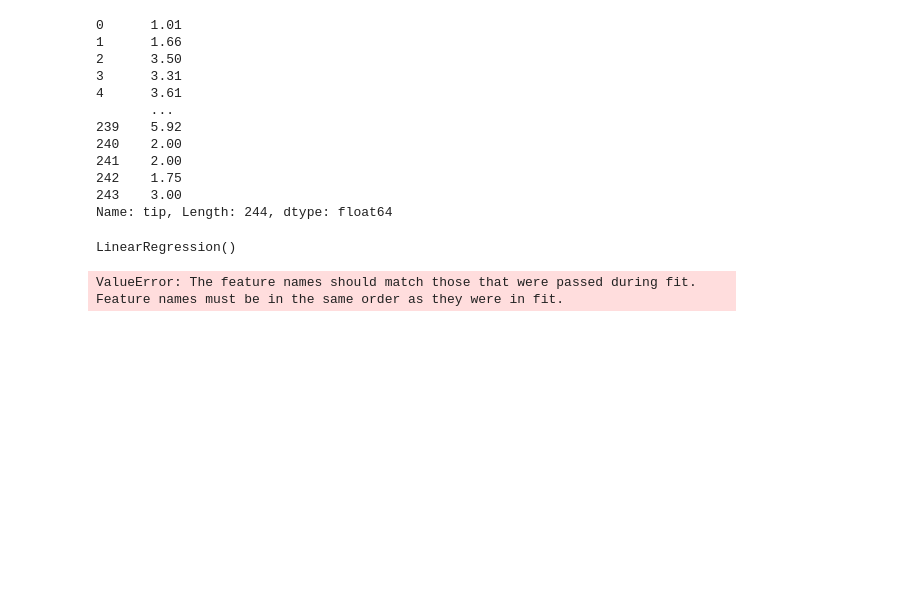
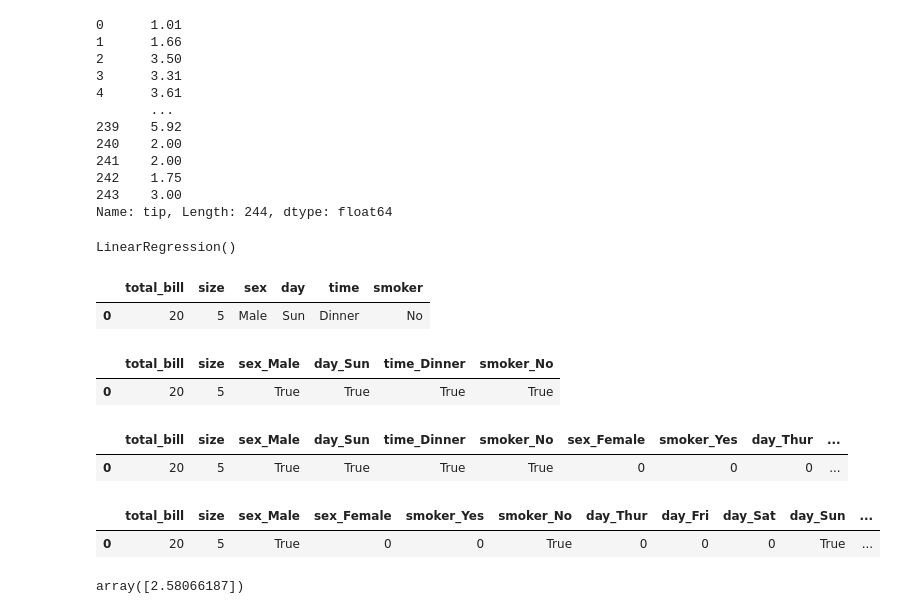
Before and after one commit to rishicares/Python-with-Data-Science, a Jupyter notebook: Day_23.ipynb, the cells around one changed output. Drawn from its saved outputs; the diff is of its cells as text; code cells hidden in the pictures; blank space fills up the shorter version.

Commit message:
training algorithms

```diff
--- a/Day_23.ipynb
+++ b/Day_23.ipynb
@@ -215,23 +215,28 @@ y_prediction = model_cat_test.predict(X_test)
-# %%
-# Fix the new data
-new_data = pd.DataFrame({
-    'total_bill': [50],
-    'sex_Male': [0],
-    'sex_Female': [1],
-    'smoker_Yes': [1],
-    'smoker_No': [0],
-    'day_Thur': [0],
-    'day_Fri': [0],
-    'day_Sat': [0],
-    'day_Sun': [0],
-    'time_Lunch': [1],
-    'time_Dinner': [0],
-    'size': [2]
-})
-
-# Predict
-new_predict = model_cat_test.predict(new_data)
-print(new_predict)
-# %% [output]
-ValueError: The feature names should match those that were passed during fit.
-Feature names must be in the same order as they were in fit.
+# %%
+new_data
+# %% [output]
+|  | total_bill | size | sex | day | time | smoker |
+| 0 | 20 | 5 | Male | Sun | Dinner | No |
+# %%
+new_data=pd.get_dummies(new_data)
+# %%
+new_data
+# %% [output]
+|  | total_bill | size | sex_Male | day_Sun | time_Dinner | smoker_No |
+| 0 | 20 | 5 | True | True | True | True |
+# %%
+for cols in X_train.columns:
+    if cols not in new_data.columns:
+        new_data[cols]=0
+# %%
+new_data
+# %% [output]
+|  | total_bill | size | sex_Male | day_Sun | time_Dinner | smoker_No | sex_Female | smoker_Yes | day_Thur | ... |
+| 0 | 20 | 5 | True | True | True | True | 0 | 0 | 0 | ... |
+# %%
+new_data=new_data[X_train.columns]
+# %%
+new_data
+# %% [output]
+|  | total_bill | size | sex_Male | sex_Female | smoker_Yes | smoker_No | day_Thur | day_Fri | day_Sat | day_Sun | ... |
+| 0 | 20 | 5 | True | 0 | 0 | True | 0 | 0 | 0 | True | ... |
@@ -237,0 +245,4 @@ Feature names must be in the same order as they were in fit.
+# %%
+new_predict
+# %% [output]
+array([2.58066187])
```
Also changed, not shown: parts of 4 cells of this notebook, 5 other files.
